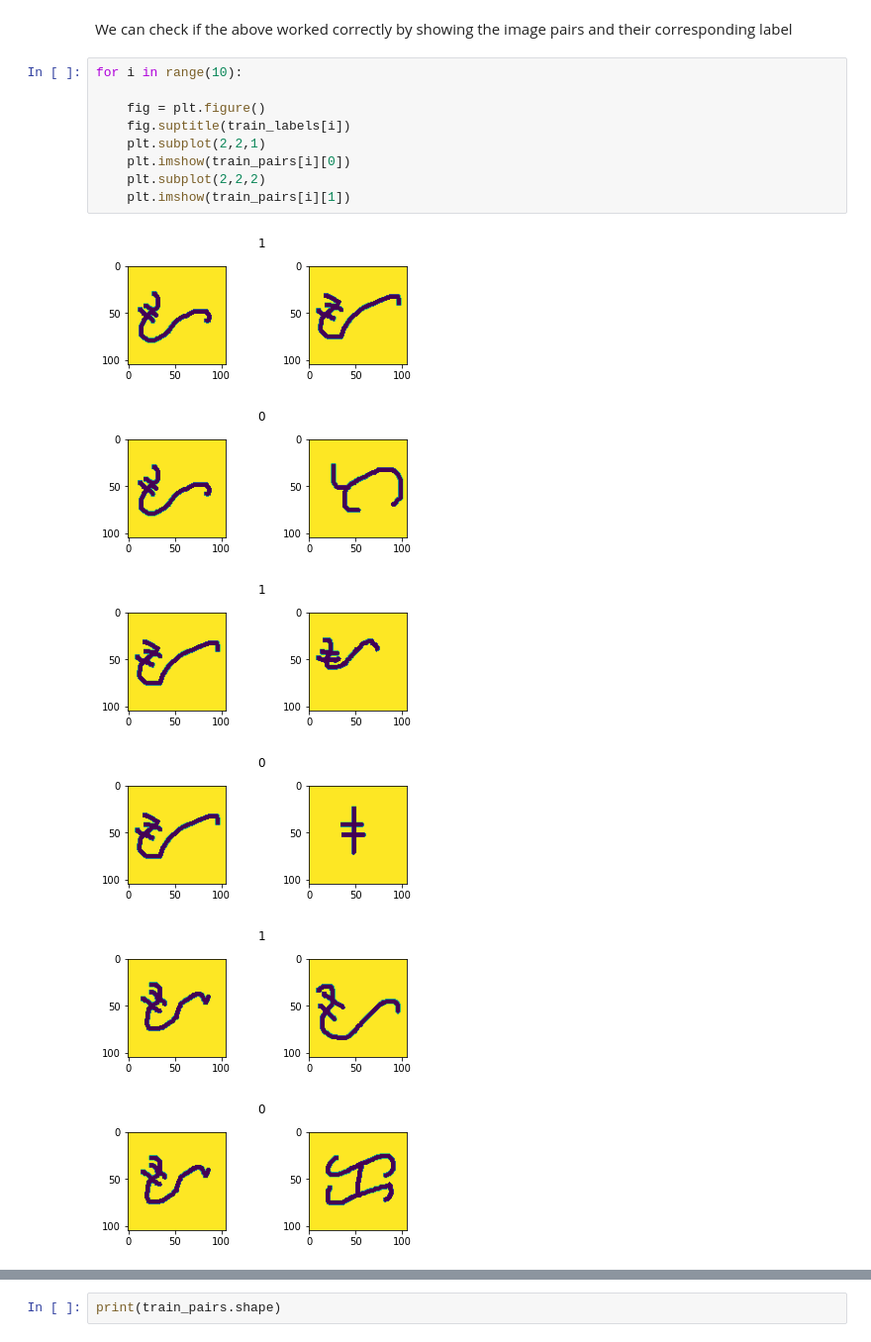
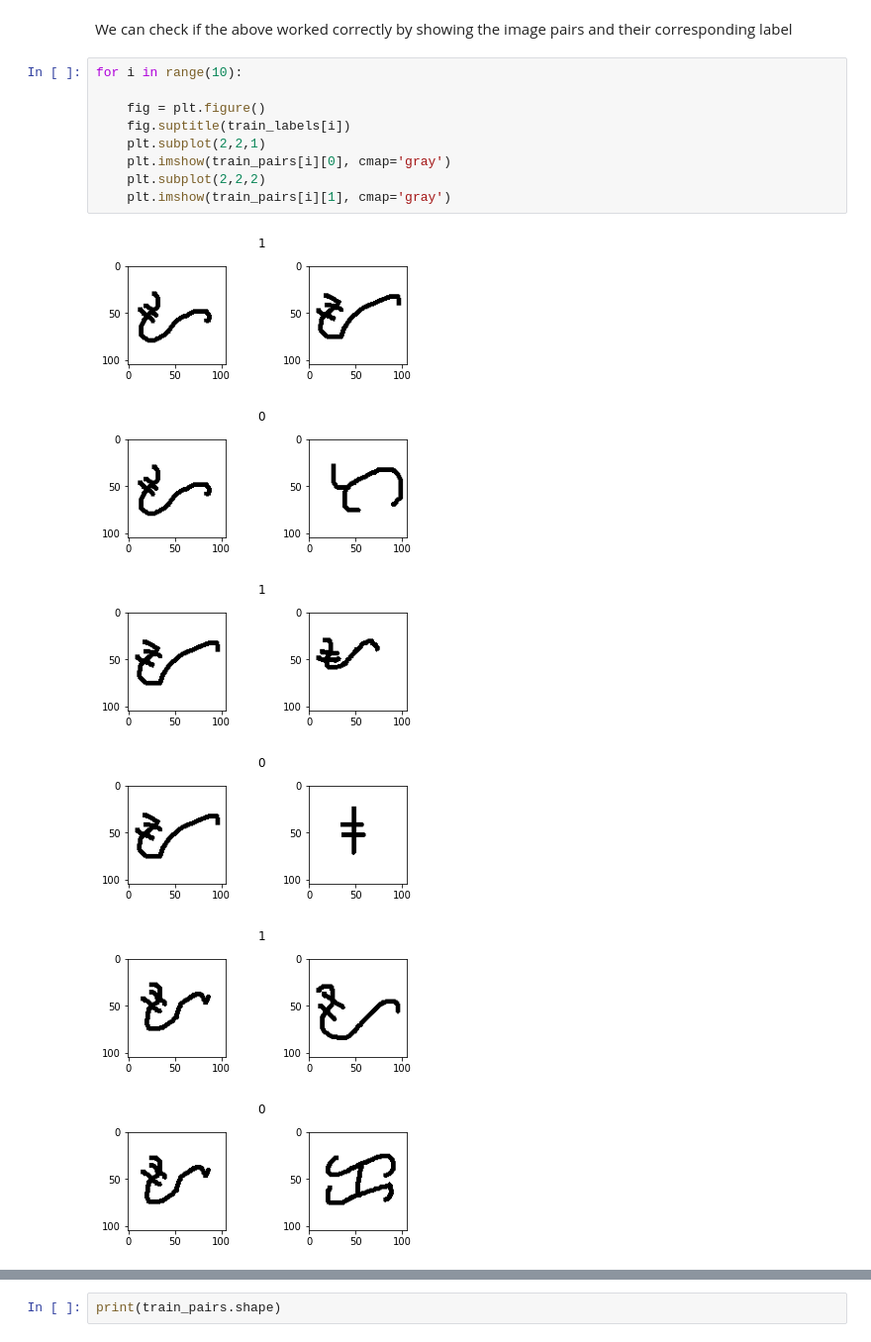
Before and after one commit to beetee17/few_shot_learning, a Jupyter notebook: keras-one-shot/omniglot.ipynb, the cells around one changed output, grey strips where cells are left out. Shown at 99% size. Drawn from its saved outputs; the diff is of its cells as text.

Commit message:
changed cmap

```diff
--- a/keras-one-shot/omniglot.ipynb
+++ b/keras-one-shot/omniglot.ipynb
@@ -141,16 +141,16 @@ We can check if the above worked correctly by showing the image pairs and their
 # %%
 for i in range(10):
 
     fig = plt.figure()
     fig.suptitle(train_labels[i])
     plt.subplot(2,2,1)
-    plt.imshow(train_pairs[i][0])
+    plt.imshow(train_pairs[i][0], cmap='gray')
     plt.subplot(2,2,2)
-    plt.imshow(train_pairs[i][1])
+    plt.imshow(train_pairs[i][1], cmap='gray')
 # %% [output]
-[figure, old version]
+[figure, new version]
-[figure, old version]
+[figure, new version]
-[figure, old version]
+[figure, new version]
-[figure, old version]
+[figure, new version]
-[figure, old version]
+[figure, new version]
-[figure, old version]
+[figure, new version]
```
Also changed, not shown: parts of 1 cell of this notebook.
